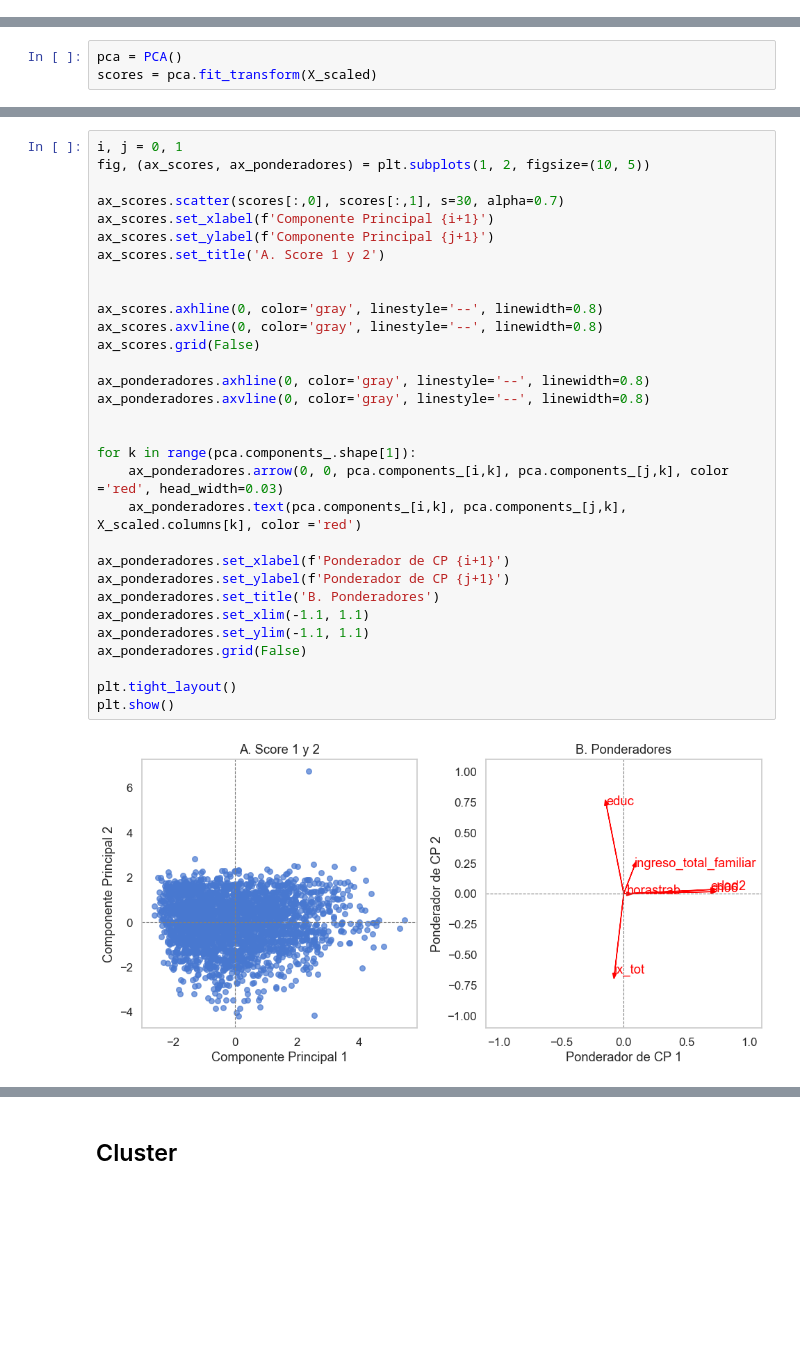
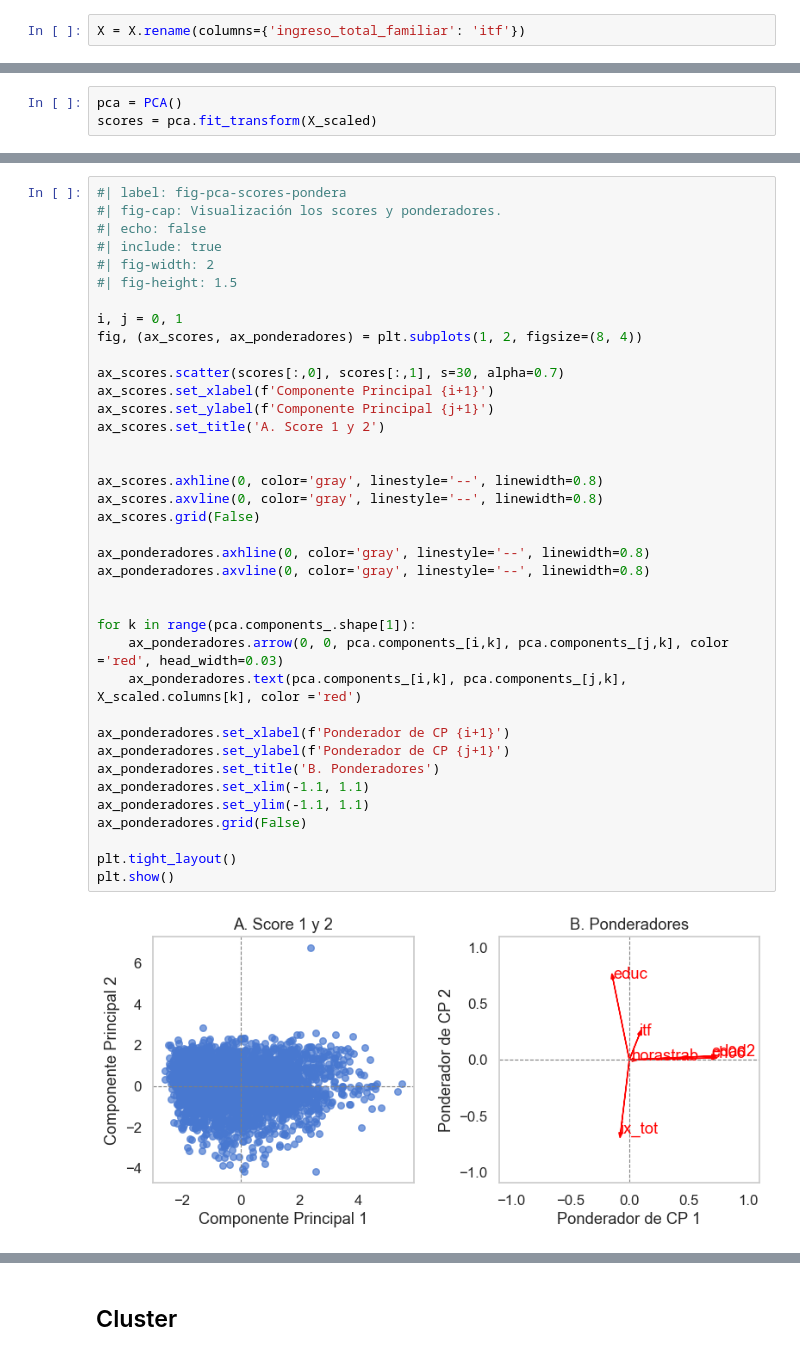
Before and after one commit to mcargnel/Big-Data-UBA-Grupo-09, a Jupyter notebook: TP2/tp2_grupo_09.ipynb, the cells around one changed output, grey strips where cells are left out. Saved outputs shown, nothing was run; the diff lists cells and outputs as text; blank space fills up the shorter version.

```diff
--- a/TP2/tp2_grupo_09.ipynb
+++ b/TP2/tp2_grupo_09.ipynb
@@ -1004,3 +988,5 @@ vars_2 = ['ch06', 'edad2', 'educ','ingreso_total_familiar','horastrab', 'ix_tot'
 X = respondieron[vars_2].copy()
 
 X.dropna(inplace=True)
+# %%
+X = X.rename(columns={'ingreso_total_familiar': 'itf'})
@@ -1023,33 +1020,40 @@ scores = pca.fit_transform(X_scaled)
 # %%
+#| label: fig-pca-scores-pondera
+#| fig-cap: Visualización los scores y ponderadores.
+#| echo: false
+#| include: true
+#| fig-width: 2
+#| fig-height: 1.5
+
 i, j = 0, 1
-fig, (ax_scores, ax_ponderadores) = plt.subplots(1, 2, figsize=(10, 5))
+fig, (ax_scores, ax_ponderadores) = plt.subplots(1, 2, figsize=(8, 4))
 
 ax_scores.scatter(scores[:,0], scores[:,1], s=30, alpha=0.7)
 ax_scores.set_xlabel(f'Componente Principal {i+1}')
 ax_scores.set_ylabel(f'Componente Principal {j+1}')
 ax_scores.set_title('A. Score 1 y 2')
 
 
 ax_scores.axhline(0, color='gray', linestyle='--', linewidth=0.8)
 ax_scores.axvline(0, color='gray', linestyle='--', linewidth=0.8)
 ax_scores.grid(False)
 
 ax_ponderadores.axhline(0, color='gray', linestyle='--', linewidth=0.8)
 ax_ponderadores.axvline(0, color='gray', linestyle='--', linewidth=0.8)
 
 
 for k in range(pca.components_.shape[1]):
     ax_ponderadores.arrow(0, 0, pca.components_[i,k], pca.components_[j,k], color ='red', head_width=0.03)
     ax_ponderadores.text(pca.components_[i,k], pca.components_[j,k], X_scaled.columns[k], color ='red')
 
 ax_ponderadores.set_xlabel(f'Ponderador de CP {i+1}')
 ax_ponderadores.set_ylabel(f'Ponderador de CP {j+1}')
 ax_ponderadores.set_title('B. Ponderadores')
 ax_ponderadores.set_xlim(-1.1, 1.1)
 ax_ponderadores.set_ylim(-1.1, 1.1)
 ax_ponderadores.grid(False)
 
 plt.tight_layout()
 plt.show()
 # %% [output]
-[figure, old version]
+[figure, new version]
```
Also changed, not shown: parts of 25 cells of this notebook, 2 other files.
